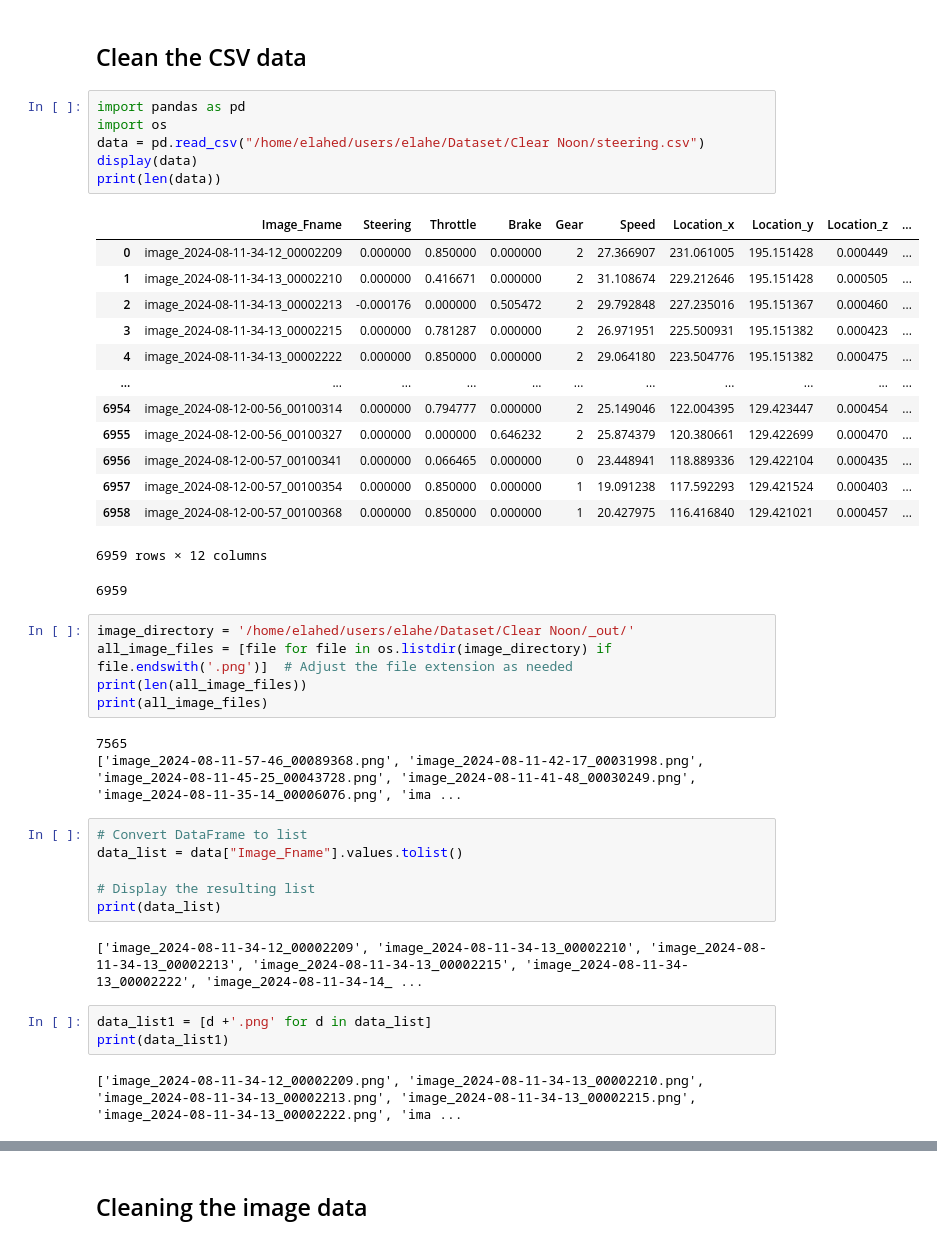
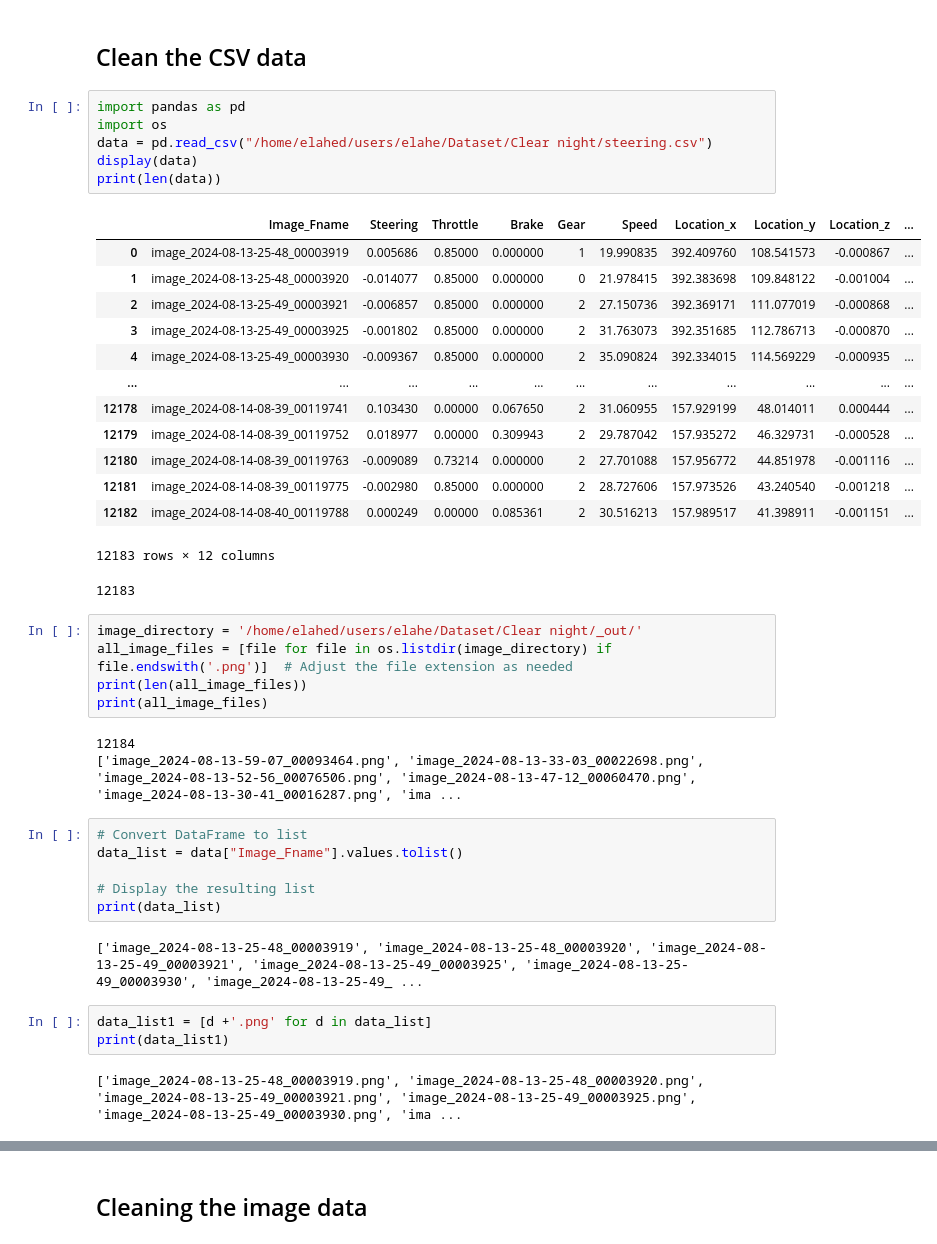
Before and after one commit to ElaheDlv/Collector, a Jupyter notebook: clean_data.ipynb, the cells around one changed output, grey strips where cells are left out. Saved outputs shown, nothing was run; the diff lists cells and outputs as text.

```diff
--- a/clean_data.ipynb
+++ b/clean_data.ipynb
@@ -3,32 +3,32 @@
 # %%
 import pandas as pd
 import os
-data = pd.read_csv("/home/elahed/users/elahe/Dataset/Clear Noon/steering.csv")
+data = pd.read_csv("/home/elahed/users/elahe/Dataset/Clear night/steering.csv")
 display(data)
 print(len(data))
 # %% [output]
 |  | Image_Fname | Steering | Throttle | Brake | Gear | Speed | Location_x | Location_y | Location_z | ... |
-| 0 | image_2024-08-11-34-12_00002209 | 0.000000 | 0.850000 | 0.000000 | 2 | 27.366907 | 231.061005 | 195.151428 | 0.000449 | ... |
-| 1 | image_2024-08-11-34-13_00002210 | 0.000000 | 0.416671 | 0.000000 | 2 | 31.108674 | 229.212646 | 195.151428 | 0.000505 | ... |
-| 2 | image_2024-08-11-34-13_00002213 | -0.000176 | 0.000000 | 0.505472 | 2 | 29.792848 | 227.235016 | 195.151367 | 0.000460 | ... |
-| 3 | image_2024-08-11-34-13_00002215 | 0.000000 | 0.781287 | 0.000000 | 2 | 26.971951 | 225.500931 | 195.151382 | 0.000423 | ... |
-| 4 | image_2024-08-11-34-13_00002222 | 0.000000 | 0.850000 | 0.000000 | 2 | 29.064180 | 223.504776 | 195.151382 | 0.000475 | ... |
+| 0 | image_2024-08-13-25-48_00003919 | 0.005686 | 0.85000 | 0.000000 | 1 | 19.990835 | 392.409760 | 108.541573 | -0.000867 | ... |
+| 1 | image_2024-08-13-25-48_00003920 | -0.014077 | 0.85000 | 0.000000 | 0 | 21.978415 | 392.383698 | 109.848122 | -0.001004 | ... |
+| 2 | image_2024-08-13-25-49_00003921 | -0.006857 | 0.85000 | 0.000000 | 2 | 27.150736 | 392.369171 | 111.077019 | -0.000868 | ... |
+| 3 | image_2024-08-13-25-49_00003925 | -0.001802 | 0.85000 | 0.000000 | 2 | 31.763073 | 392.351685 | 112.786713 | -0.000870 | ... |
+| 4 | image_2024-08-13-25-49_00003930 | -0.009367 | 0.85000 | 0.000000 | 2 | 35.090824 | 392.334015 | 114.569229 | -0.000935 | ... |
 | ... | ... | ... | ... | ... | ... | ... | ... | ... | ... | ... |
-| 6954 | image_2024-08-12-00-56_00100314 | 0.000000 | 0.794777 | 0.000000 | 2 | 25.149046 | 122.004395 | 129.423447 | 0.000454 | ... |
-| 6955 | image_2024-08-12-00-56_00100327 | 0.000000 | 0.000000 | 0.646232 | 2 | 25.874379 | 120.380661 | 129.422699 | 0.000470 | ... |
-| 6956 | image_2024-08-12-00-57_00100341 | 0.000000 | 0.066465 | 0.000000 | 0 | 23.448941 | 118.889336 | 129.422104 | 0.000435 | ... |
-| 6957 | image_2024-08-12-00-57_00100354 | 0.000000 | 0.850000 | 0.000000 | 1 | 19.091238 | 117.592293 | 129.421524 | 0.000403 | ... |
-| 6958 | image_2024-08-12-00-57_00100368 | 0.000000 | 0.850000 | 0.000000 | 1 | 20.427975 | 116.416840 | 129.421021 | 0.000457 | ... |
+| 12178 | image_2024-08-14-08-39_00119741 | 0.103430 | 0.00000 | 0.067650 | 2 | 31.060955 | 157.929199 | 48.014011 | 0.000444 | ... |
+| 12179 | image_2024-08-14-08-39_00119752 | 0.018977 | 0.00000 | 0.309943 | 2 | 29.787042 | 157.935272 | 46.329731 | -0.000528 | ... |
+| 12180 | image_2024-08-14-08-39_00119763 | -0.009089 | 0.73214 | 0.000000 | 2 | 27.701088 | 157.956772 | 44.851978 | -0.001116 | ... |
+| 12181 | image_2024-08-14-08-39_00119775 | -0.002980 | 0.85000 | 0.000000 | 2 | 28.727606 | 157.973526 | 43.240540 | -0.001218 | ... |
+| 12182 | image_2024-08-14-08-40_00119788 | 0.000249 | 0.00000 | 0.085361 | 2 | 30.516213 | 157.989517 | 41.398911 | -0.001151 | ... |
-6959 rows × 12 columns
+12183 rows × 12 columns
-6959
+12183
 # %%
-image_directory = '/home/elahed/users/elahe/Dataset/Clear Noon/_out/'
+image_directory = '/home/elahed/users/elahe/Dataset/Clear night/_out/'
 all_image_files = [file for file in os.listdir(image_directory) if file.endswith('.png')]  # Adjust the file extension as needed
 print(len(all_image_files))
 print(all_image_files)
 # %% [output]
-7565
-['image_2024-08-11-57-46_00089368.png', 'image_2024-08-11-42-17_00031998.png', 'image_2024-08-11-45-25_00043728.png', 'image_2024-08-11-41-48_00030249.png', 'image_2024-08-11-35-14_00006076.png', 'ima ...
+12184
+['image_2024-08-13-59-07_00093464.png', 'image_2024-08-13-33-03_00022698.png', 'image_2024-08-13-52-56_00076506.png', 'image_2024-08-13-47-12_00060470.png', 'image_2024-08-13-30-41_00016287.png', 'ima ...
 # %%
 # Convert DataFrame to list
 data_list = data["Image_Fname"].values.tolist()
@@ -36,12 +36,12 @@ data_list = data["Image_Fname"].values.tolist()
 # Display the resulting list
 print(data_list)
 # %% [output]
-['image_2024-08-11-34-12_00002209', 'image_2024-08-11-34-13_00002210', 'image_2024-08-11-34-13_00002213', 'image_2024-08-11-34-13_00002215', 'image_2024-08-11-34-13_00002222', 'image_2024-08-11-34-14_ ...
+['image_2024-08-13-25-48_00003919', 'image_2024-08-13-25-48_00003920', 'image_2024-08-13-25-49_00003921', 'image_2024-08-13-25-49_00003925', 'image_2024-08-13-25-49_00003930', 'image_2024-08-13-25-49_ ...
 # %%
 data_list1 = [d +'.png' for d in data_list]
 print(data_list1)
 # %% [output]
-['image_2024-08-11-34-12_00002209.png', 'image_2024-08-11-34-13_00002210.png', 'image_2024-08-11-34-13_00002213.png', 'image_2024-08-11-34-13_00002215.png', 'image_2024-08-11-34-13_00002222.png', 'ima ...
+['image_2024-08-13-25-48_00003919.png', 'image_2024-08-13-25-48_00003920.png', 'image_2024-08-13-25-49_00003921.png', 'image_2024-08-13-25-49_00003925.png', 'image_2024-08-13-25-49_00003930.png', 'ima ...
 # %%
 filtered_list1 = [item[0:-4] for item in data_list1 if item in all_image_files]
 print(filtered_list1)
```
Also changed, not shown: parts of 12 cells of this notebook, 3 other files.
